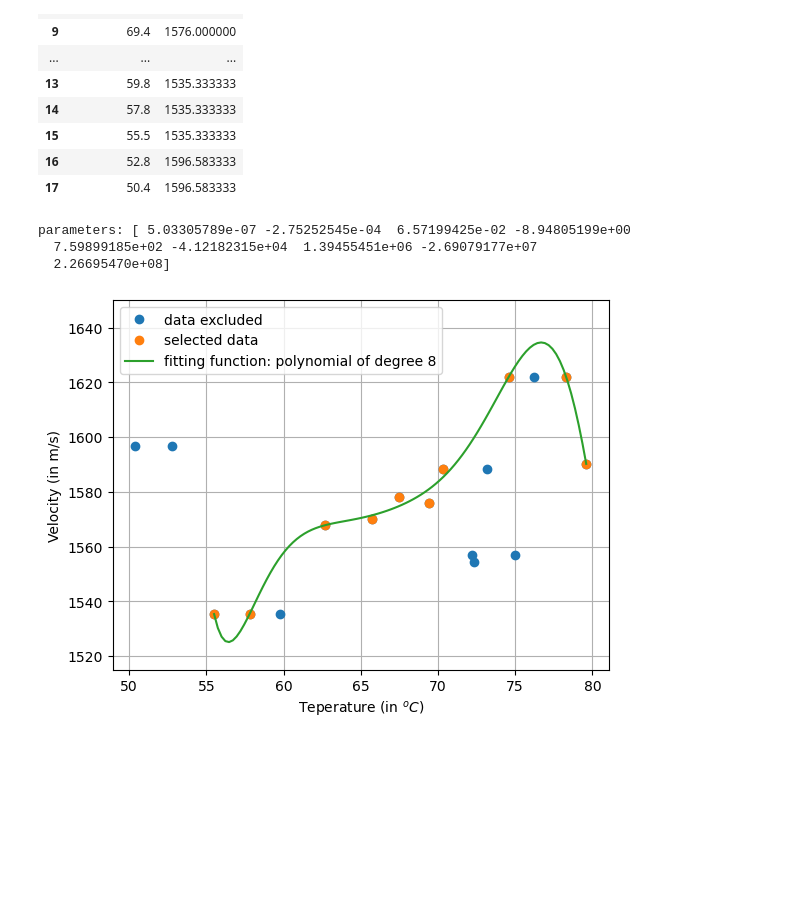
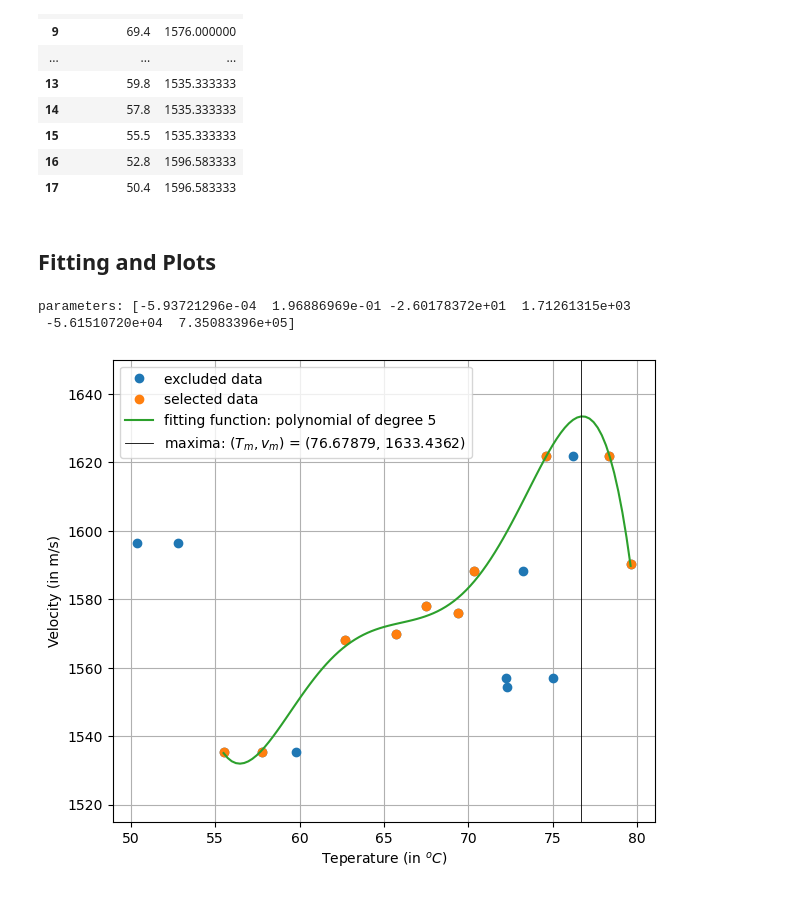
Before and after one commit to suman122003/SKP_IISc, a Jupyter notebook: PH_211_General_Physics_Lab/RN/RN.ipynb, the cells around one changed output. Cells and saved outputs as stored; diff of their text form; code cells hidden in the pictures; blank space fills up the shorter version.

```diff
--- a/PH_211_General_Physics_Lab/RN/RN.ipynb
+++ b/PH_211_General_Physics_Lab/RN/RN.ipynb
@@ -7,6 +7,11 @@ import matplotlib.pyplot as plt
 import seaborn as sb
 from scipy.optimize import curve_fit
 from numpy import polyfit
+# %%
+def maxfinder(x_array, y_array):
+    for i in range(len(y_array)):
+        if y_array[i] == y_array.max():
+            return x_array[i], y_array[i]
 # %%
 df = pd.read_excel('RN.xlsx', sheet_name='plot1')
 display(df)
@@ -43,26 +48,29 @@ vel1 = np.delete(vel, delelt)
 # plt.legend()
 # plt.grid()
 # plt.show()
+# %% [markdown]
+## Fitting and Plots
 # %%
-pfit = polyfit(temp1, vel1, 8)
+pfit = polyfit(temp1, vel1, 5)
 dg = pfit.size - 1
 print(f'parameters: {pfit}')
 vfn = lambda T: sum([pfit[i]*T**(dg-i) for i in range(dg+1)])
 temp2 = np.linspace(temp1.min(), temp1.max(), 100)
 vel2 = vfn(temp2)
-# plt.figure(figsize=(7,5))
-plt.plot(temp, vel, 'o', label='data excluded')
+Tm, vm = maxfinder(temp2, vel2)
+plt.figure(figsize=(7,6))
+plt.plot(temp, vel, 'o', label='excluded data')
 plt.plot(temp1, vel1, 'o', label='selected data')
 plt.plot(temp2, vel2, label=f'fitting function: polynomial of degree {dg}')
+plt.axvline(Tm, color='black', lw=0.6, label=f'maxima: $(T_m, v_m)$ = ({Tm:.5f}, {vm:.4f})')
 plt.xlabel('Teperature (in $^oC$)')
 plt.ylabel('Velocity (in m/s)')
 plt.ylim(1515, 1650)
 plt.legend(loc='best')
 plt.grid()
-plt.savefig('vel_temp_fit4', dpi=300)
+plt.savefig('vel_temp_fit', dpi=300)
 plt.show()
 # %% [output]
-parameters: [ 5.03305789e-07 -2.75252545e-04  6.57199425e-02 -8.94805199e+00
-  7.59899185e+02 -4.12182315e+04  1.39455451e+06 -2.69079177e+07
-  2.26695470e+08]
+parameters: [-5.93721296e-04  1.96886969e-01 -2.60178372e+01  1.71261315e+03
+ -5.61510720e+04  7.35083396e+05]
-[figure, old version]
+[figure, new version]
```
Also changed, not shown: 3 other files.
